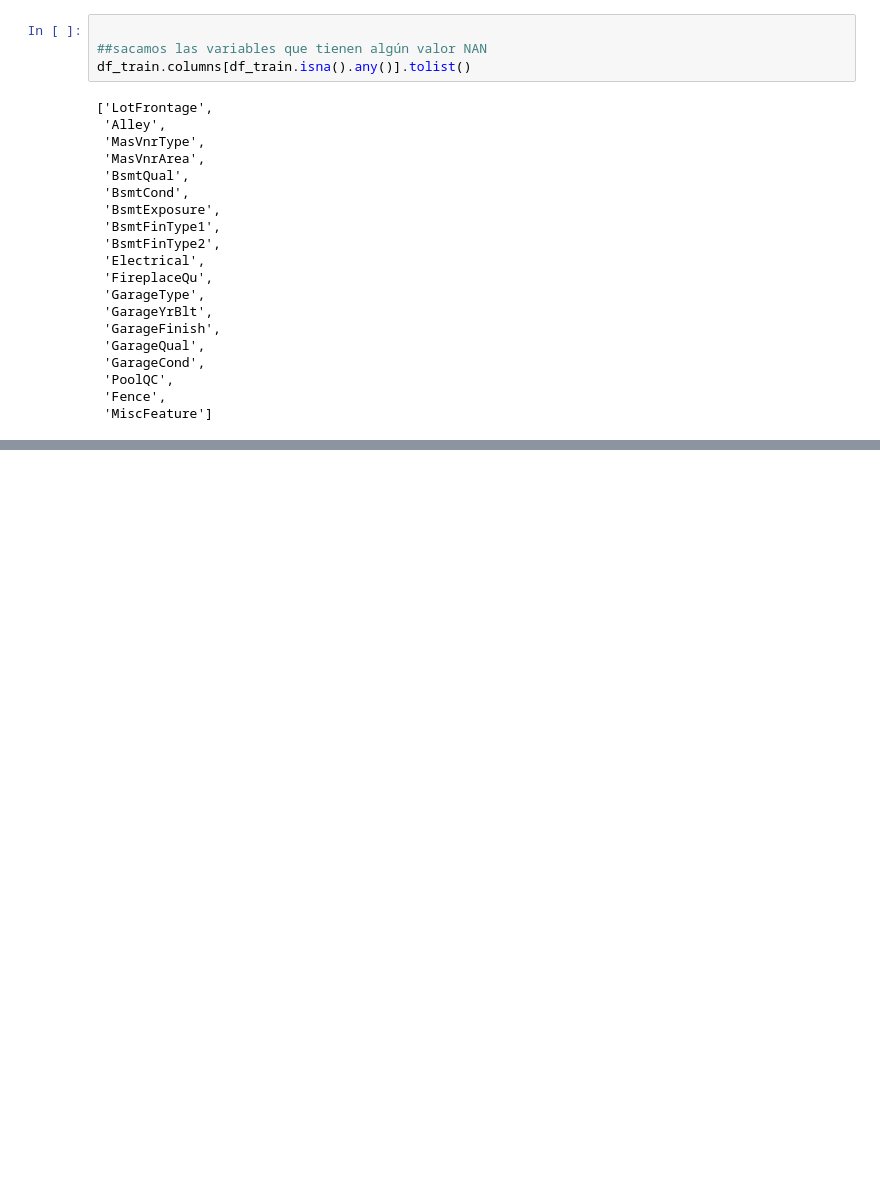
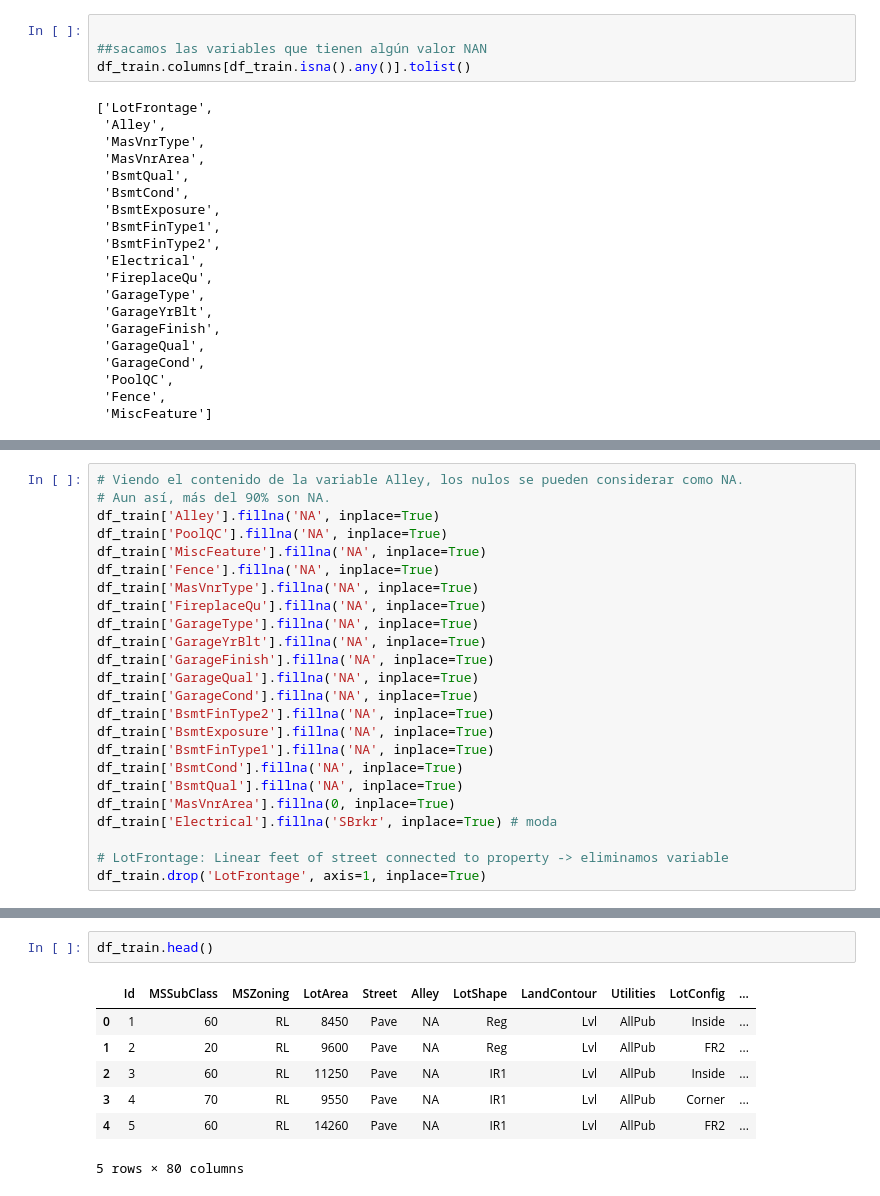
Before and after one commit to tomasmorin97/kaggle_competition, a Jupyter notebook: scripts/Carlos.ipynb, the cells around one changed output, grey strips where cells are left out. Saved outputs shown, nothing was run; the diff lists cells and outputs as text; blank space fills up the shorter version.

Commit message:
Cambio nulos

```diff
--- a/scripts/Carlos.ipynb
+++ b/scripts/Carlos.ipynb
@@ -160,0 +192,24 @@ df_nulos
+# %%
+# Viendo el contenido de la variable Alley, los nulos se pueden considerar como NA.
+# Aun así, más del 90% son NA.
+df_train['Alley'].fillna('NA', inplace=True)
+df_train['PoolQC'].fillna('NA', inplace=True)
+df_train['MiscFeature'].fillna('NA', inplace=True)
+df_train['Fence'].fillna('NA', inplace=True)
+df_train['MasVnrType'].fillna('NA', inplace=True)
+df_train['FireplaceQu'].fillna('NA', inplace=True)
+df_train['GarageType'].fillna('NA', inplace=True)
+df_train['GarageYrBlt'].fillna('NA', inplace=True)
+df_train['GarageFinish'].fillna('NA', inplace=True)
+df_train['GarageQual'].fillna('NA', inplace=True)
+df_train['GarageCond'].fillna('NA', inplace=True)
+df_train['BsmtFinType2'].fillna('NA', inplace=True)
+df_train['BsmtExposure'].fillna('NA', inplace=True)
+df_train['BsmtFinType1'].fillna('NA', inplace=True)
+df_train['BsmtCond'].fillna('NA', inplace=True)
+df_train['BsmtQual'].fillna('NA', inplace=True)
+df_train['MasVnrArea'].fillna(0, inplace=True)
+df_train['Electrical'].fillna('SBrkr', inplace=True) # moda
+
+# LotFrontage: Linear feet of street connected to property -> eliminamos variable
+df_train.drop('LotFrontage', axis=1, inplace=True)
@@ -160,0 +220,10 @@ df_nulos
+# %%
+df_train.head()
+# %% [output]
+|  | Id | MSSubClass | MSZoning | LotArea | Street | Alley | LotShape | LandContour | Utilities | LotConfig | ... |
+| 0 | 1 | 60 | RL | 8450 | Pave | NA | Reg | Lvl | AllPub | Inside | ... |
+| 1 | 2 | 20 | RL | 9600 | Pave | NA | Reg | Lvl | AllPub | FR2 | ... |
+| 2 | 3 | 60 | RL | 11250 | Pave | NA | IR1 | Lvl | AllPub | Inside | ... |
+| 3 | 4 | 70 | RL | 9550 | Pave | NA | IR1 | Lvl | AllPub | Corner | ... |
+| 4 | 5 | 60 | RL | 14260 | Pave | NA | IR1 | Lvl | AllPub | FR2 | ... |
+5 rows × 80 columns
```
Also changed, not shown: parts of 7 cells of this notebook.
